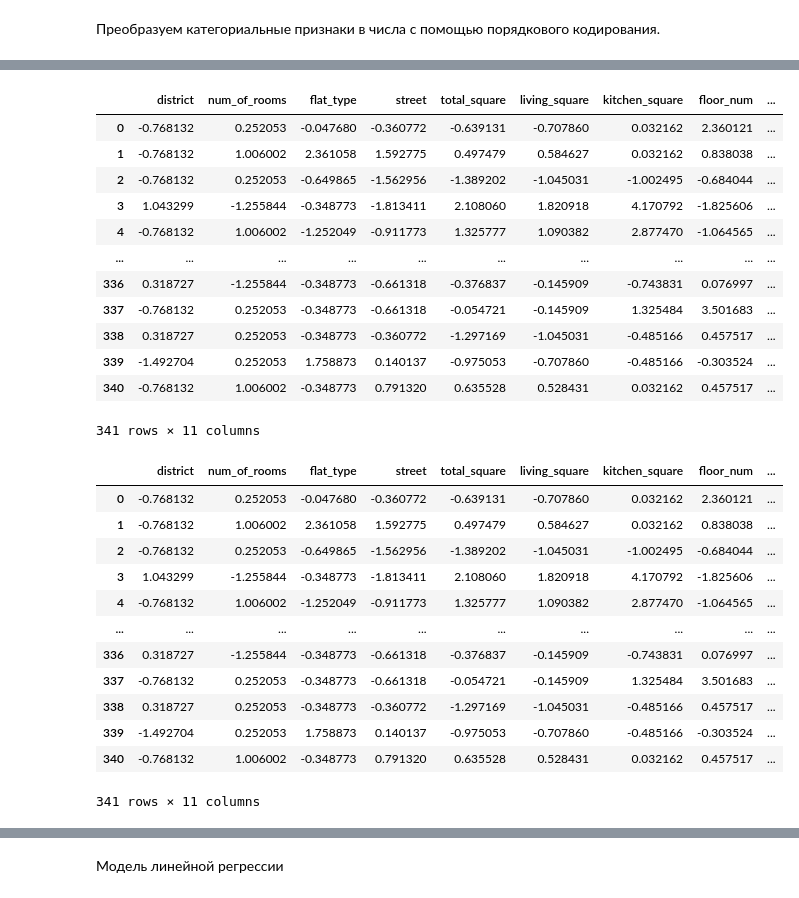
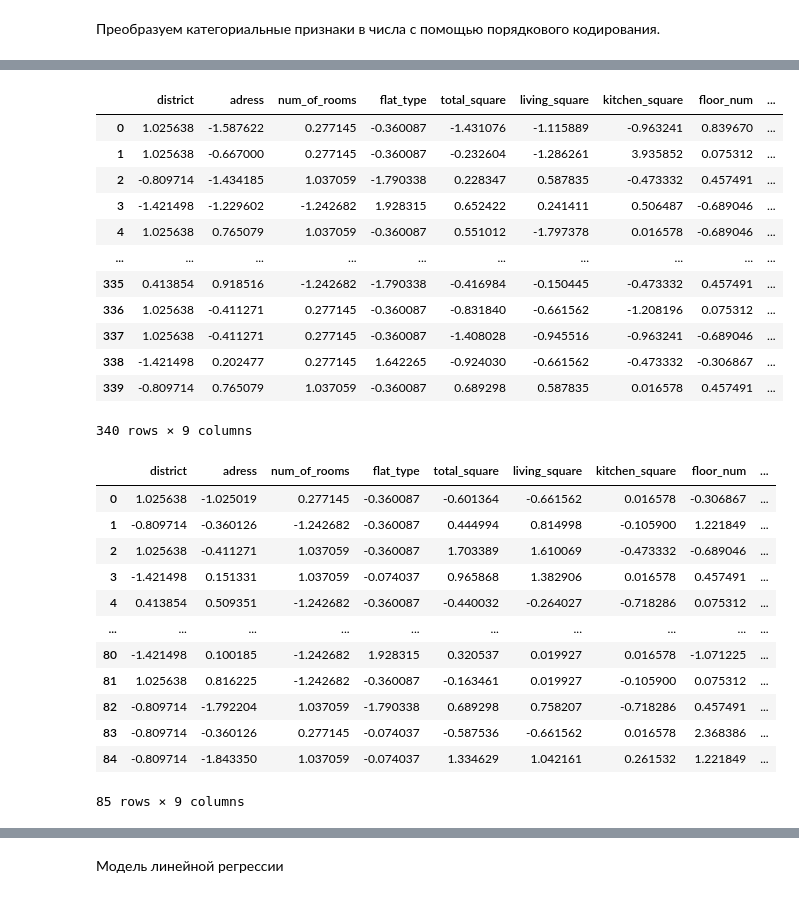
Before and after one commit to VeraMeln/magnito_price, a Jupyter notebook: magnito_price.ipynb, the cells around one changed output, grey strips where cells are left out. Drawn from its saved outputs; the diff is of its cells as text; code cells hidden in the pictures.

```diff
--- a/magnito_price.ipynb
+++ b/magnito_price.ipynb
@@ -523,0 +267,3 @@ dtype: int64
+# %%
+features = data.drop(['id', 'price'], axis=1)
+target = data['price']
@@ -526,7 +445,7 @@ dtype: int64
 # %%
 numeric = ['total_square', 'living_square', 'kitchen_square',
-       'floor_num', 'total_floors', 'is_first_floor', 'is_last_floor']
-categorical = ['district', 'num_of_rooms', 'flat_type', 'street']
+       'floor_num', 'total_floors']
+categorical = ['district', 'adress', 'num_of_rooms', 'flat_type']
 # %% [markdown]
 Количество комнат попадает в категориальные признаки, потому что содержит значение «многоквартирная», которое нельзя заменить конкретным числовым значением.
 # %% [markdown]
@@ -569,5 +465,7 @@ X_train.head()
 # %%
 my_pipeline = Pipeline([
+    ('data_cleaner', DataCleaner()),
+    ('features_transformer', FeaturesTransformer()),
     ('col_transformer', ColumnTransformer(
    transformers=[
        ('oe', OrdinalEncoder(handle_unknown='use_encoded_value', unknown_value = -1), categorical)
@@ -578,4 +476,4 @@ my_pipeline = Pipeline([
     ('scaler', StandardScaler())
 ])
 # %%
-x_piped = pd.DataFrame(my_pipeline.fit_transform(features_train))
+features_train_piped = pd.DataFrame(my_pipeline.fit_transform(features_train))
@@ -582,33 +482,34 @@ x_piped = pd.DataFrame(my_pipeline.fit_transform(features_train))
 # %%
-x_piped.columns = categorical + numeric
-x_piped
+features_train_piped.columns = categorical + numeric
+features_train_piped
 # %% [output]
-|  | district | num_of_rooms | flat_type | street | total_square | living_square | kitchen_square | floor_num | ... |
-| 0 | -0.768132 | 0.252053 | -0.047680 | -0.360772 | -0.639131 | -0.707860 | 0.032162 | 2.360121 | ... |
-| 1 | -0.768132 | 1.006002 | 2.361058 | 1.592775 | 0.497479 | 0.584627 | 0.032162 | 0.838038 | ... |
-| 2 | -0.768132 | 0.252053 | -0.649865 | -1.562956 | -1.389202 | -1.045031 | -1.002495 | -0.684044 | ... |
-| 3 | 1.043299 | -1.255844 | -0.348773 | -1.813411 | 2.108060 | 1.820918 | 4.170792 | -1.825606 | ... |
-| 4 | -0.768132 | 1.006002 | -1.252049 | -0.911773 | 1.325777 | 1.090382 | 2.877470 | -1.064565 | ... |
+|  | district | adress | num_of_rooms | flat_type | total_square | living_square | kitchen_square | floor_num | ... |
+| 0 | 1.025638 | -1.587622 | 0.277145 | -0.360087 | -1.431076 | -1.115889 | -0.963241 | 0.839670 | ... |
+| 1 | 1.025638 | -0.667000 | 0.277145 | -0.360087 | -0.232604 | -1.286261 | 3.935852 | 0.075312 | ... |
+| 2 | -0.809714 | -1.434185 | 1.037059 | -1.790338 | 0.228347 | 0.587835 | -0.473332 | 0.457491 | ... |
+| 3 | -1.421498 | -1.229602 | -1.242682 | 1.928315 | 0.652422 | 0.241411 | 0.506487 | -0.689046 | ... |
+| 4 | 1.025638 | 0.765079 | 1.037059 | -0.360087 | 0.551012 | -1.797378 | 0.016578 | -0.689046 | ... |
 | ... | ... | ... | ... | ... | ... | ... | ... | ... | ... |
-| 336 | 0.318727 | -1.255844 | -0.348773 | -0.661318 | -0.376837 | -0.145909 | -0.743831 | 0.076997 | ... |
-| 337 | -0.768132 | 0.252053 | -0.348773 | -0.661318 | -0.054721 | -0.145909 | 1.325484 | 3.501683 | ... |
-| 338 | 0.318727 | 0.252053 | -0.348773 | -0.360772 | -1.297169 | -1.045031 | -0.485166 | 0.457517 | ... |
-| 339 | -1.492704 | 0.252053 | 1.758873 | 0.140137 | -0.975053 | -0.707860 | -0.485166 | -0.303524 | ... |
-| 340 | -0.768132 | 1.006002 | -0.348773 | 0.791320 | 0.635528 | 0.528431 | 0.032162 | 0.457517 | ... |
+| 335 | 0.413854 | 0.918516 | -1.242682 | -1.790338 | -0.416984 | -0.150445 | -0.473332 | 0.457491 | ... |
+| 336 | 1.025638 | -0.411271 | 0.277145 | -0.360087 | -0.831840 | -0.661562 | -1.208196 | 0.075312 | ... |
+| 337 | 1.025638 | -0.411271 | 0.277145 | -0.360087 | -1.408028 | -0.945516 | -0.963241 | -0.689046 | ... |
+| 338 | -1.421498 | 0.202477 | 0.277145 | 1.642265 | -0.924030 | -0.661562 | -0.473332 | -0.306867 | ... |
+| 339 | -0.809714 | 0.765079 | 1.037059 | -0.360087 | 0.689298 | 0.587835 | 0.016578 | 0.457491 | ... |
-341 rows × 11 columns
+340 rows × 9 columns
 # %%
-features_train_sc
+features_val_piped.columns = categorical + numeric
+features_val_piped
 # %% [output]
-|  | district | num_of_rooms | flat_type | street | total_square | living_square | kitchen_square | floor_num | ... |
-| 0 | -0.768132 | 0.252053 | -0.047680 | -0.360772 | -0.639131 | -0.707860 | 0.032162 | 2.360121 | ... |
-| 1 | -0.768132 | 1.006002 | 2.361058 | 1.592775 | 0.497479 | 0.584627 | 0.032162 | 0.838038 | ... |
-| 2 | -0.768132 | 0.252053 | -0.649865 | -1.562956 | -1.389202 | -1.045031 | -1.002495 | -0.684044 | ... |
-| 3 | 1.043299 | -1.255844 | -0.348773 | -1.813411 | 2.108060 | 1.820918 | 4.170792 | -1.825606 | ... |
-| 4 | -0.768132 | 1.006002 | -1.252049 | -0.911773 | 1.325777 | 1.090382 | 2.877470 | -1.064565 | ... |
+|  | district | adress | num_of_rooms | flat_type | total_square | living_square | kitchen_square | floor_num | ... |
+| 0 | 1.025638 | -1.025019 | 0.277145 | -0.360087 | -0.601364 | -0.661562 | 0.016578 | -0.306867 | ... |
+| 1 | -0.809714 | -0.360126 | -1.242682 | -0.360087 | 0.444994 | 0.814998 | -0.105900 | 1.221849 | ... |
+| 2 | 1.025638 | -0.411271 | 1.037059 | -0.360087 | 1.703389 | 1.610069 | -0.473332 | -0.689046 | ... |
+| 3 | -1.421498 | 0.151331 | 1.037059 | -0.074037 | 0.965868 | 1.382906 | 0.016578 | 0.457491 | ... |
+| 4 | 0.413854 | 0.509351 | -1.242682 | -0.360087 | -0.440032 | -0.264027 | -0.718286 | 0.075312 | ... |
 | ... | ... | ... | ... | ... | ... | ... | ... | ... | ... |
-| 336 | 0.318727 | -1.255844 | -0.348773 | -0.661318 | -0.376837 | -0.145909 | -0.743831 | 0.076997 | ... |
-| 337 | -0.768132 | 0.252053 | -0.348773 | -0.661318 | -0.054721 | -0.145909 | 1.325484 | 3.501683 | ... |
-| 338 | 0.318727 | 0.252053 | -0.348773 | -0.360772 | -1.297169 | -1.045031 | -0.485166 | 0.457517 | ... |
-| 339 | -1.492704 | 0.252053 | 1.758873 | 0.140137 | -0.975053 | -0.707860 | -0.485166 | -0.303524 | ... |
-| 340 | -0.768132 | 1.006002 | -0.348773 | 0.791320 | 0.635528 | 0.528431 | 0.032162 | 0.457517 | ... |
+| 80 | -1.421498 | 0.100185 | -1.242682 | 1.928315 | 0.320537 | 0.019927 | 0.016578 | -1.071225 | ... |
+| 81 | 1.025638 | 0.816225 | -1.242682 | -0.360087 | -0.163461 | 0.019927 | -0.105900 | 0.075312 | ... |
+| 82 | -0.809714 | -1.792204 | 1.037059 | -1.790338 | 0.689298 | 0.758207 | -0.718286 | 0.457491 | ... |
+| 83 | -0.809714 | -0.360126 | 0.277145 | -0.074037 | -0.587536 | -0.661562 | 0.016578 | 2.368386 | ... |
+| 84 | -0.809714 | -1.843350 | 1.037059 | -0.074037 | 1.334629 | 1.042161 | 0.261532 | 1.221849 | ... |
-341 rows × 11 columns
+85 rows × 9 columns
```
Also changed, not shown: parts of 134 cells of this notebook, 5 other files.
